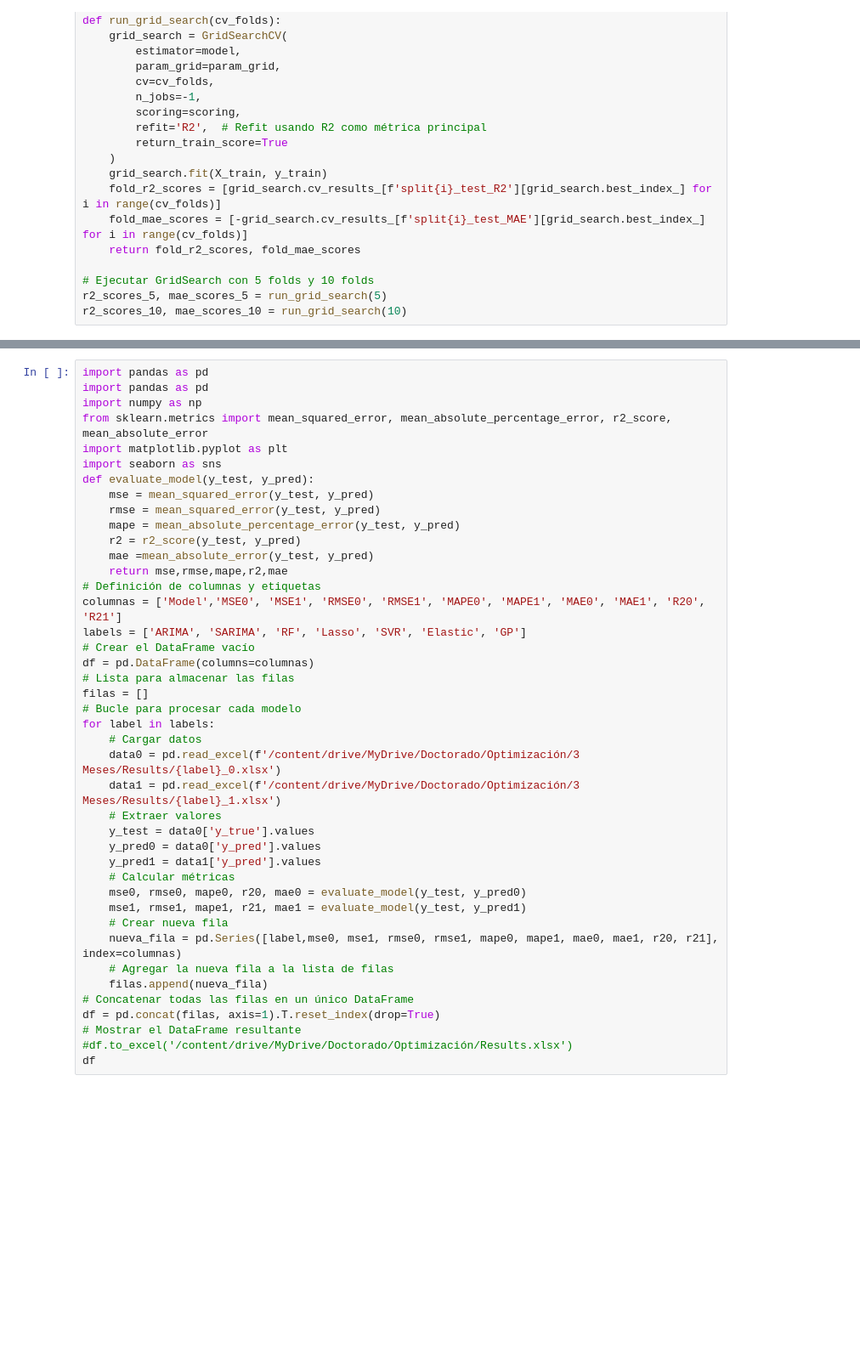
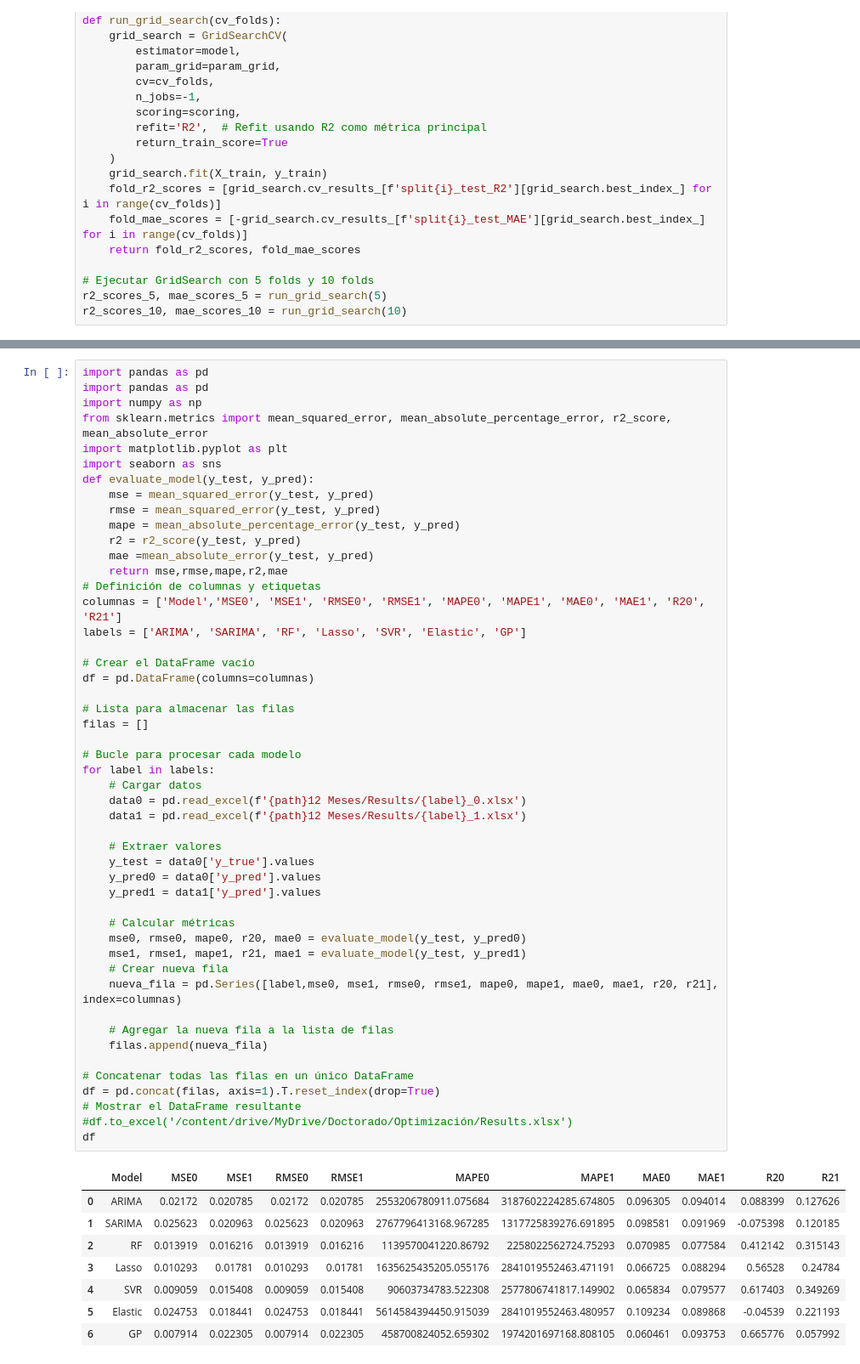
Before and after one commit to UN-GCPDS/Unemployment-Rate-Prediction, a Jupyter notebook: Supervised_Approach_Generate_Plots.ipynb, the cells around one changed output, grey strips where cells are left out. Shown at 85% size. Drawn from its saved outputs; the diff is of its cells as text; blank space fills up the shorter version.

```diff
--- a/Supervised_Approach_Generate_Plots.ipynb
+++ b/Supervised_Approach_Generate_Plots.ipynb
@@ -651,32 +400,48 @@ def evaluate_model(y_test, y_pred):
     mape = mean_absolute_percentage_error(y_test, y_pred)
     r2 = r2_score(y_test, y_pred)
     mae =mean_absolute_error(y_test, y_pred)
     return mse,rmse,mape,r2,mae
 # Definición de columnas y etiquetas
 columnas = ['Model','MSE0', 'MSE1', 'RMSE0', 'RMSE1', 'MAPE0', 'MAPE1', 'MAE0', 'MAE1', 'R20', 'R21']
 labels = ['ARIMA', 'SARIMA', 'RF', 'Lasso', 'SVR', 'Elastic', 'GP']
+
 # Crear el DataFrame vacío
 df = pd.DataFrame(columns=columnas)
+
 # Lista para almacenar las filas
 filas = []
+
 # Bucle para procesar cada modelo
 for label in labels:
     # Cargar datos
-    data0 = pd.read_excel(f'/content/drive/MyDrive/Doctorado/Optimización/3 Meses/Results/{label}_0.xlsx')
-    data1 = pd.read_excel(f'/content/drive/MyDrive/Doctorado/Optimización/3 Meses/Results/{label}_1.xlsx')
+    data0 = pd.read_excel(f'{path}12 Meses/Results/{label}_0.xlsx')
+    data1 = pd.read_excel(f'{path}12 Meses/Results/{label}_1.xlsx')
+
     # Extraer valores
     y_test = data0['y_true'].values
     y_pred0 = data0['y_pred'].values
     y_pred1 = data1['y_pred'].values
+
     # Calcular métricas
     mse0, rmse0, mape0, r20, mae0 = evaluate_model(y_test, y_pred0)
     mse1, rmse1, mape1, r21, mae1 = evaluate_model(y_test, y_pred1)
     # Crear nueva fila
     nueva_fila = pd.Series([label,mse0, mse1, rmse0, rmse1, mape0, mape1, mae0, mae1, r20, r21], index=columnas)
+
     # Agregar la nueva fila a la lista de filas
     filas.append(nueva_fila)
+
 # Concatenar todas las filas en un único DataFrame
 df = pd.concat(filas, axis=1).T.reset_index(drop=True)
 # Mostrar el DataFrame resultante
 #df.to_excel('/content/drive/MyDrive/Doctorado/Optimización/Results.xlsx')
 df
+# %% [output]
+|  | Model | MSE0 | MSE1 | RMSE0 | RMSE1 | MAPE0 | MAPE1 | MAE0 | MAE1 | R20 | R21 |
+| 0 | ARIMA | 0.02172 | 0.020785 | 0.02172 | 0.020785 | 2553206780911.075684 | 3187602224285.674805 | 0.096305 | 0.094014 | 0.088399 | 0.127626 |
+| 1 | SARIMA | 0.025623 | 0.020963 | 0.025623 | 0.020963 | 2767796413168.967285 | 1317725839276.691895 | 0.098581 | 0.091969 | -0.075398 | 0.120185 |
+| 2 | RF | 0.013919 | 0.016216 | 0.013919 | 0.016216 | 1139570041220.86792 | 2258022562724.75293 | 0.070985 | 0.077584 | 0.412142 | 0.315143 |
+| 3 | Lasso | 0.010293 | 0.01781 | 0.010293 | 0.01781 | 1635625435205.055176 | 2841019552463.471191 | 0.066725 | 0.088294 | 0.56528 | 0.24784 |
+| 4 | SVR | 0.009059 | 0.015408 | 0.009059 | 0.015408 | 90603734783.522308 | 2577806741817.149902 | 0.065834 | 0.079577 | 0.617403 | 0.349269 |
+| 5 | Elastic | 0.024753 | 0.018441 | 0.024753 | 0.018441 | 5614584394450.915039 | 2841019552463.480957 | 0.109234 | 0.089868 | -0.04539 | 0.221193 |
+| 6 | GP | 0.007914 | 0.022305 | 0.007914 | 0.022305 | 458700824052.659302 | 1974201697168.808105 | 0.060461 | 0.093753 | 0.665776 | 0.057992 |
```
Also changed, not shown: parts of 49 cells of this notebook.
